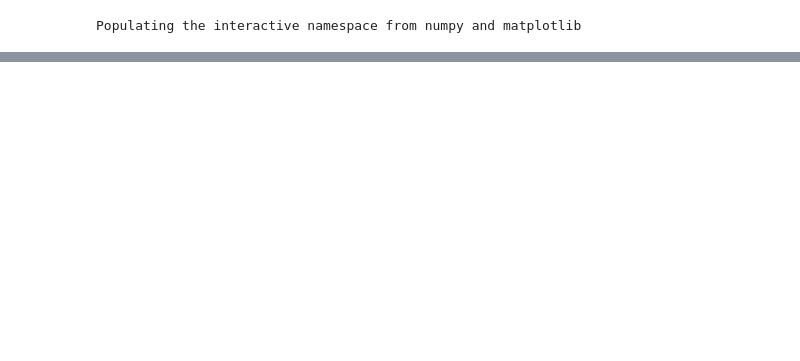
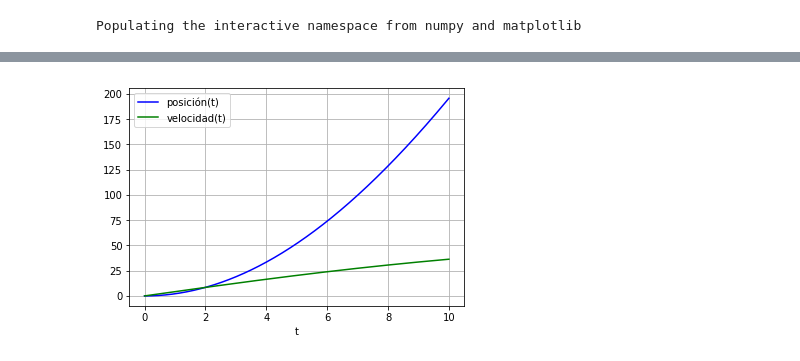
Before and after one commit to kagonzalez10/Herramientas-Computacionales-IMEC3602, a Jupyter notebook: Kart.ipynb, the cells around one changed output, grey strips where cells are left out. Cells and saved outputs as stored; diff of their text form; code cells hidden in the pictures; blank space fills up the shorter version.

```diff
--- a/Kart.ipynb
+++ b/Kart.ipynb
@@ -140,0 +164,32 @@ omega = linspace(0,5000)
+# %%
+def dveldt(velv,t0):
+    xx,vel = velv
+    omega_llanta = vel/refc
+    omega_motor = omega_llanta/ng
+    frod = frodadura_const(vel*3.6)
+    farr = farrastre(vel)
+    fincli = finclinacion(theta)
+    return [vel,(torquemotor_curva(omega_motor,gamma)*ng*etaf/refc-frod-farr-fincli)/masa_eq] # para solucionar
+    # al tiempo posición y velocidad
+# %%
+# Variables de tiempo
+t_in=0
+t_fin=10
+deltat=0.001
+
+# condiciones iniciales
+x_0=0
+v_0=0
+c_ini = [x_0,v_0]
+t=np.arange(t_in,t_fin,deltat)
+# %%
+sol = odeint(dveldt, c_ini, t)
+# %%
+plt.plot(t, sol[:, 0], 'b', label='posición(t)')
+plt.plot(t, sol[:, 1], 'g', label='velocidad(t)')
+plt.legend(loc='best')
+plt.xlabel('t')
+plt.grid()
+plt.show()
+# %% [output]
+[figure, added]
```
Also changed, not shown: parts of 5 cells of this notebook.
